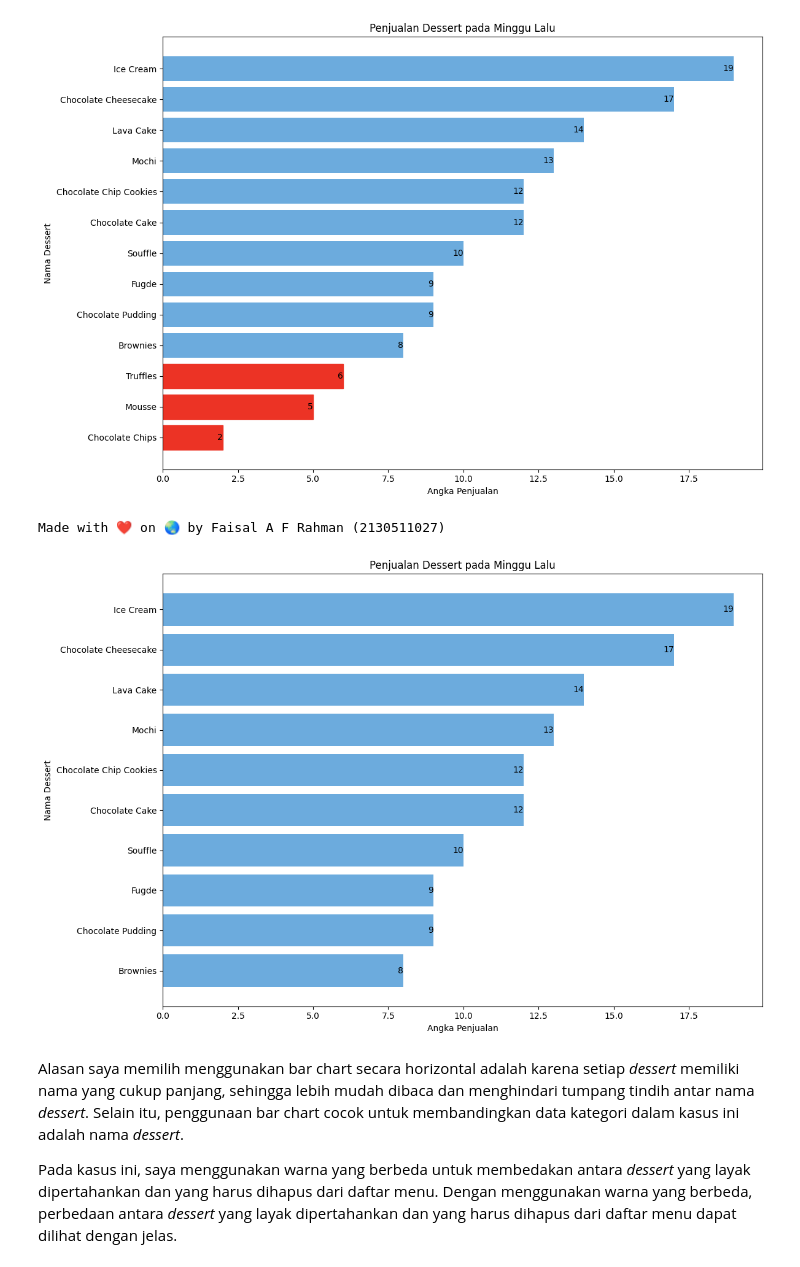
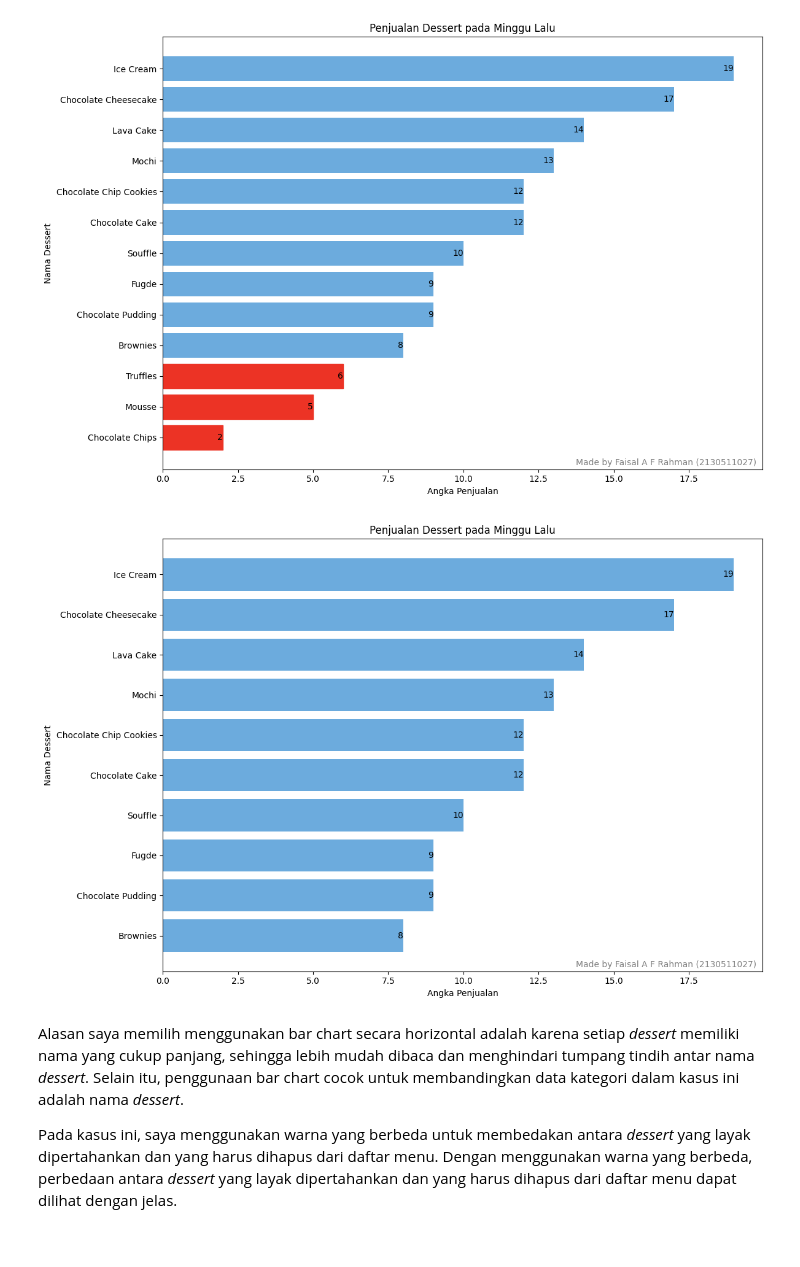
Before and after one commit to khw15/Machine-Learning-UMMI, a Jupyter notebook: UTS - Faisal A F Rahman.ipynb, the cells around one changed output. Drawn from its saved outputs; the diff is of its cells as text; code cells hidden in the pictures.

Commit message:
feat: Add watermark

```diff
--- a/UTS - Faisal A F Rahman.ipynb
+++ b/UTS - Faisal A F Rahman.ipynb
@@ -17,36 +17,35 @@ dessert_sales = {
 # %%
 # Mengimpor modul matplotlib.pyplot
 import matplotlib.pyplot as plt
 
 # Menyortir penjualan dessert berdasarkan angka penjualan
 sorted_desserts = sorted(dessert_sales.items(), key=lambda x: x[1])
 
 # Mengambil nama dessert dan angka penjualan
 names, sales = zip(*sorted_desserts)
 
 # Membuat bar chart
 plt.figure(figsize=(12, 8))
 bars = plt.barh(names, sales, color='#6CABDD')
 plt.xlabel('Angka Penjualan')
 plt.ylabel('Nama Dessert')
 plt.title('Penjualan Dessert pada Minggu Lalu')
 
 # Meng-highlight 3 dessert yang kurang laku
 for bar in bars[:3]:
     bar.set_color('#EC3325')
 
 # Menambahkan angka penjualan pada setiap bar
 for bar, value in zip(bars, sales):
     plt.text(value, bar.get_y() + bar.get_height() / 2, str(value), va='center', ha='right')
 
+# Menambahkankan watermark
+plt.text(0.99, 0.01, 'Made by Faisal A F Rahman (2130511027)', color='gray', fontsize=10, ha='right', transform=plt.gca().transAxes)
+
 plt.tight_layout()
 plt.show()
 # %% [output]
-[figure, old version]
+[figure, new version]
-# %%
-print("Made with ❤️ on 🌏 by Faisal A F Rahman (2130511027)")
-# %% [output]
-Made with ❤️ on 🌏 by Faisal A F Rahman (2130511027)
 # %%
 # Bar chart tanpa 3 dessert yang kurang laku
 
@@ -61,10 +60,13 @@ plt.title('Penjualan Dessert pada Minggu Lalu')
 for index, value in enumerate(sales[3:]):
     plt.text(value, index, str(value), va='center', ha='right')
 
+# Menambahkankan watermark
+plt.text(0.99, 0.01, 'Made by Faisal A F Rahman (2130511027)', color='gray', fontsize=10, ha='right', transform=plt.gca().transAxes)
+
 plt.tight_layout()
 plt.show()
 # %% [output]
-[figure, old version]
+[figure, new version]
 # %% [markdown]
 Alasan saya memilih menggunakan bar chart secara horizontal adalah karena setiap *dessert* memiliki nama yang cukup panjang, sehingga lebih mudah dibaca dan menghindari tumpang tindih antar nama *dessert*. Selain itu, penggunaan bar chart cocok untuk membandingkan data kategori dalam kasus ini adalah nama *dessert*.
 
```
